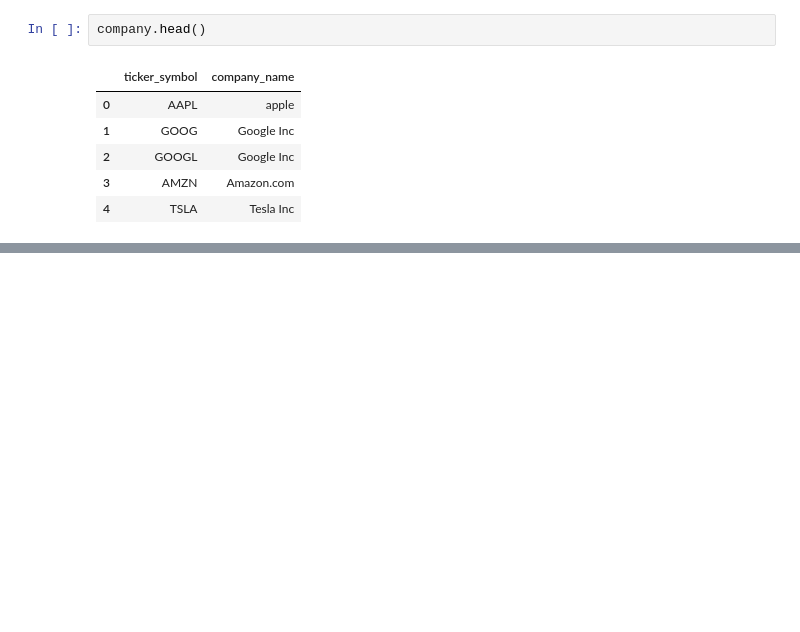
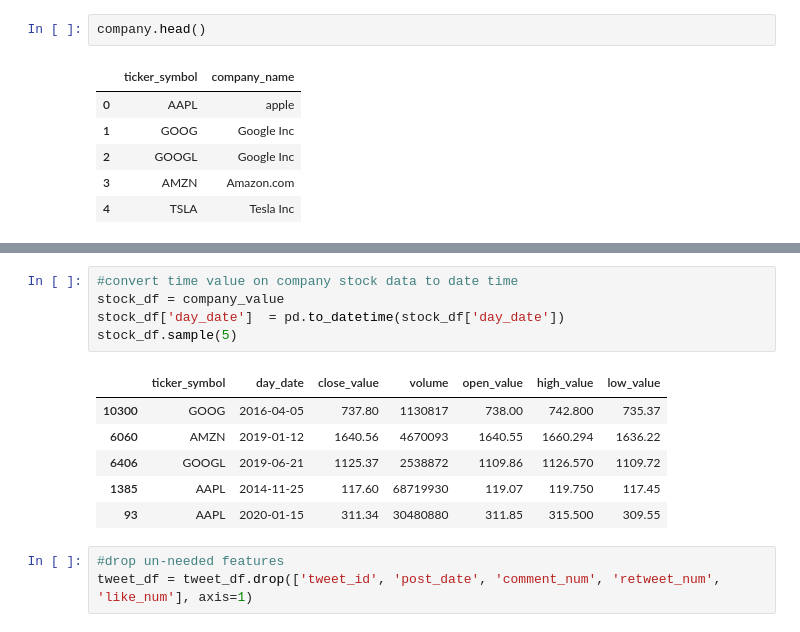
Before and after one commit to jxl22000/Sentiment-Analysis, a Jupyter notebook: test!.ipynb, the cells around one changed output, grey strips where cells are left out. Cells and saved outputs as stored; diff of their text form; blank space fills up the shorter version.

```diff
--- a/test!.ipynb
+++ b/test!.ipynb
@@ -89,0 +124,15 @@ company.head()
+# %%
+#convert time value on company stock data to date time
+stock_df = company_value
+stock_df['day_date']  = pd.to_datetime(stock_df['day_date'])
+stock_df.sample(5)
+# %% [output]
+|  | ticker_symbol | day_date | close_value | volume | open_value | high_value | low_value |
+| 10300 | GOOG | 2016-04-05 | 737.80 | 1130817 | 738.00 | 742.800 | 735.37 |
+| 6060 | AMZN | 2019-01-12 | 1640.56 | 4670093 | 1640.55 | 1660.294 | 1636.22 |
+| 6406 | GOOGL | 2019-06-21 | 1125.37 | 2538872 | 1109.86 | 1126.570 | 1109.72 |
+| 1385 | AAPL | 2014-11-25 | 117.60 | 68719930 | 119.07 | 119.750 | 117.45 |
+| 93 | AAPL | 2020-01-15 | 311.34 | 30480880 | 311.85 | 315.500 | 309.55 |
+# %%
+#drop un-needed features
+tweet_df = tweet_df.drop(['tweet_id', 'post_date', 'comment_num', 'retweet_num', 'like_num'], axis=1)
```
Also changed, not shown: parts of 15 cells of this notebook.
